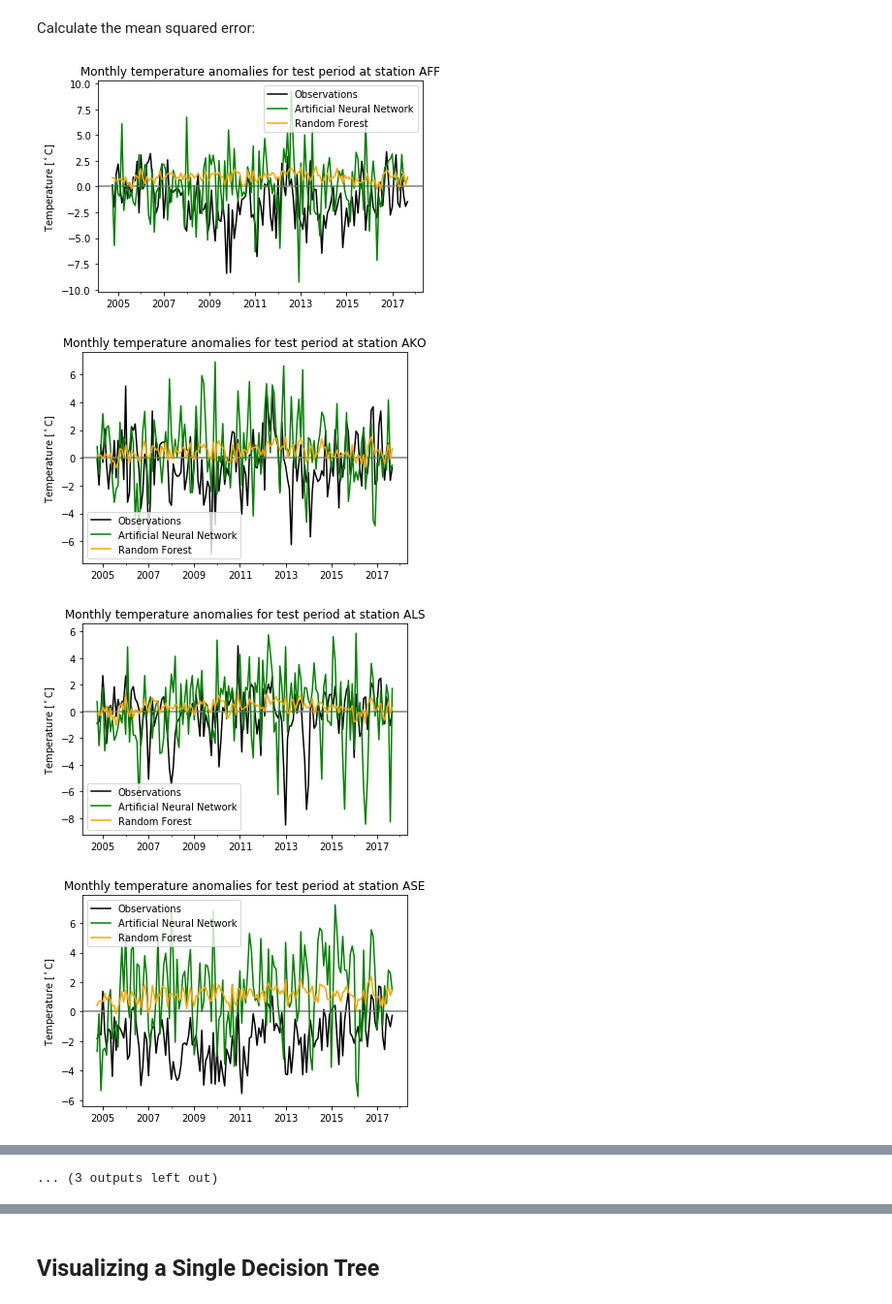
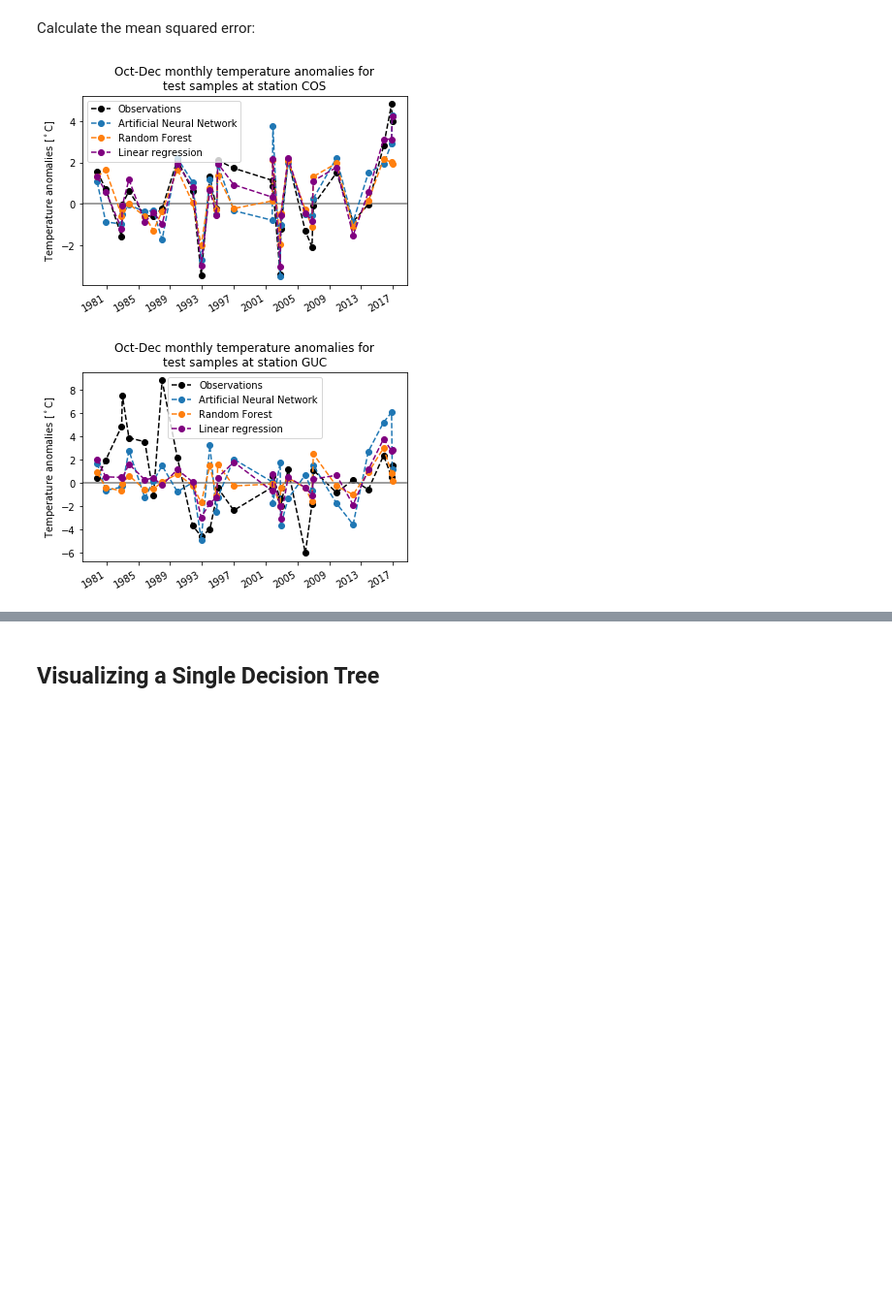
Before and after one commit to orianac/women_publicpolicy_downscaling, a Jupyter notebook: WPO2019_downscaling_techniques.ipynb, the cells around one changed output, grey strips where cells are left out. Shown at 97% size. Saved outputs shown, nothing was run; the diff lists cells and outputs as text; code cells hidden in the pictures; blank space fills up the shorter version.

Commit message:
Adding linear regression to techniques

```diff
--- a/WPO2019_downscaling_techniques.ipynb
+++ b/WPO2019_downscaling_techniques.ipynb
@@ -81,24 +84,33 @@ features = pd.DataFrame(data=features[column_names].values, columns=column_names
 # %% [markdown]
 Add the observations into the same data frame
 # %%
-station_list = ['AFF', 'AKO', 'ALS', 'ASE', 'BKF', 'CEZ',
-                       'COS', 'DRO', 'PUB', 'EGE', 'FCS', 'GUC',
-                       'TAD', 'GJT', 'MTJ']
+station_list = ['COS', 'GUC']#, 'AKO', 'ALS', 'ASE', 'BKF', 'CEZ',
+#                        'COS', 'DRO', 'PUB', 'EGE', 'FCS', 'GUC',
+#                        'TAD', 'GJT', 'MTJ']
 # locations with incomplete timeseries:  and LHX 'STK', HDN, LIC
 targets = pd.DataFrame(columns=station_list, index=features.index)
 for station in station_list:
     filename = '/glade/work/acback/WPO2019/%s.csv' % station
     targets[station] = create_single_timeseries(
                             remove_climatology(load_temp_data(filename)))
+targets = targets.loc[targets.index.month > 9]
+#     targets[station] = features['pc'+str(i)]+np.random.rand(len(features['pc1'+str(i+1)]))
 # %% [markdown]
 We'll divide the record into a training period and a test period. The training period (which ends at the `split_date`) will be used to train the machine learning model. That model will then be evaluated by using the data from the test period (the period after the `split_date`).
 # %%
 split_date = '2004-10-01'
+
+# Using Skicit-learn to split data into training and testing sets
+from sklearn.model_selection import train_test_split
 
 features_train = features.truncate(after=split_date)
 features_test = features.truncate(before=split_date)
 targets_train = targets.truncate(after=split_date)
 targets_test = targets.truncate(before=split_date)
+
+# Split the data into training and testing sets
+features_train, features_test, targets_train, targets_test = train_test_split(features, targets, test_size = 0.25,
+                                                                           random_state = 42)
 # %% [markdown]
 # Now let's get into the machine learning piece!
 ## Random forest
@@ -196,6 +192,14 @@ for it in range(iters):
+# %%
+# Create linear regression object
+regr = linear_model.LinearRegression()
+
+# Train the model using the training sets
+regr.fit(features_train, targets_train)
+
+# Make predictions using the testing set
+predictions_lm = regr.predict(features_test)
+predictions_lm = pd.DataFrame(predictions_lm, columns=targets_test.columns, index=targets_test.index)
 # %% [markdown]
 ## 4. Predictions and Evaluation
 
 Now we're ready to make our predictions with the test data!
-# %%
-predictions = mlp.predict(X_test)
@@ -214,19 +208,17 @@ mean_squared_error(Y_test,predictions)
 # %%
 for station in station_list:
     plt.figure()
 
-    targets_test[station].plot(label='Observations', color='k')
+    targets_test[station].plot(label='Observations', color='k', linestyle='--', marker='o')
     plt.axhline(0, color='grey')
 
-    predictions_ann[station].plot(label='Artificial Neural Network', color='green')
-    predictions[station].plot(label='Random Forest', color='orange')
-
-    plt.ylabel('Temperature [$^\circ$C]')
+    predictions_ann[station].plot(label='Artificial Neural Network', linestyle='--', marker='o')#, color='green')
+    predictions[station].plot(label='Random Forest', linestyle='--', marker='o') #, color='orange'
+    predictions_lm[station].plot(label='Linear regression', color='purple', linestyle='--', marker='o')
+    plt.ylabel('Temperature anomalies [$^\circ$C]')
     plt.legend()
-    plt.title('Monthly temperature anomalies for test period at station %s' % station)
+    plt.title('Oct-Dec monthly temperature anomalies for\ntest samples at station %s' % station)
     plt.savefig('comparing_methods_%s_test_period.png' % station, dpi=250)
 # %% [output]
-[figure, old version]
+[figure, new version]
-[figure, old version]
+[figure, new version]
-[figure, removed]
-[figure, removed]
@@ -241,4 +225,3 @@ for station in station_list:
-... (3 outputs left out)
 # %%
 for station in station_list:
     fig, ax = plt.subplots()
```
Also changed, not shown: parts of 16 cells of this notebook.
